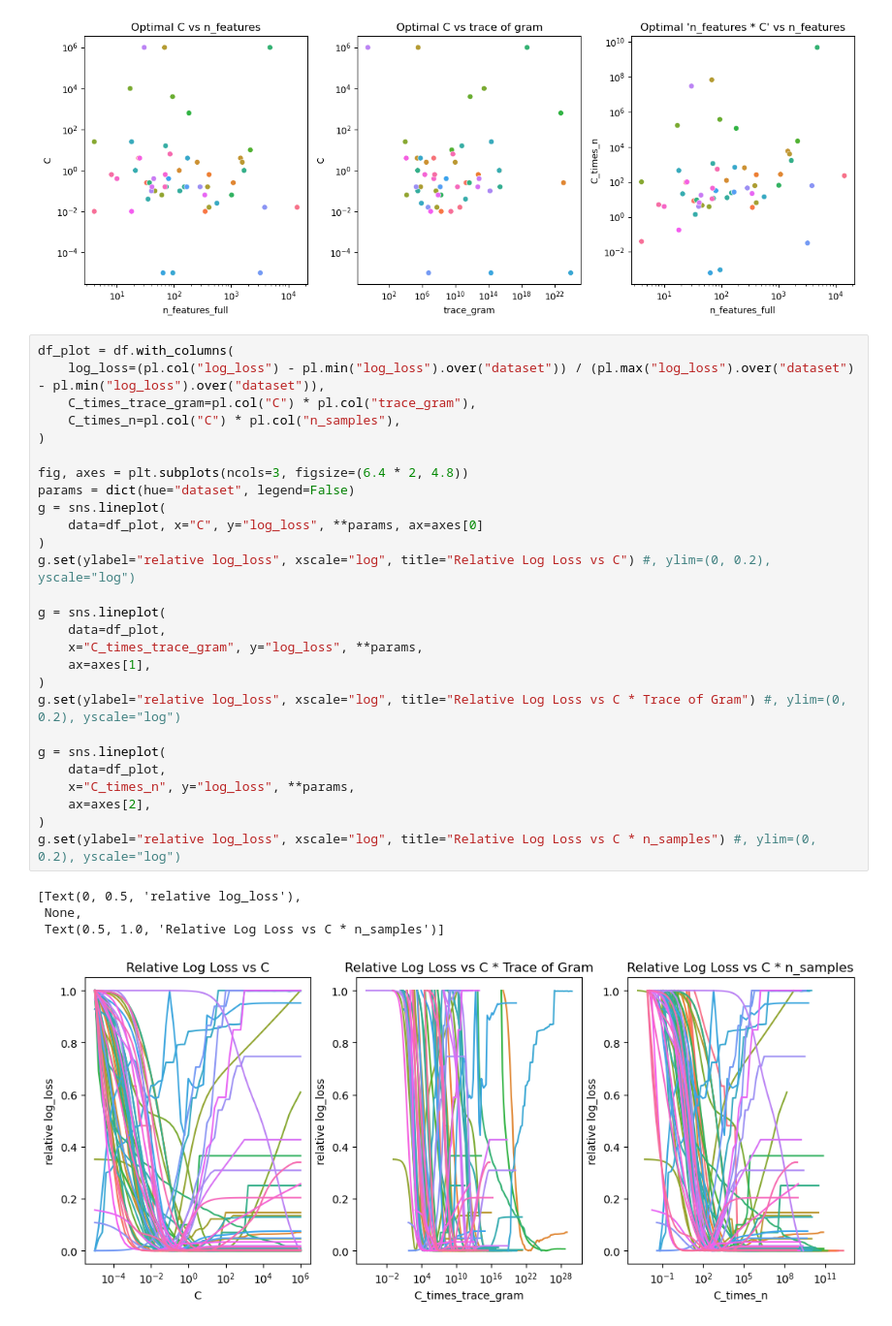
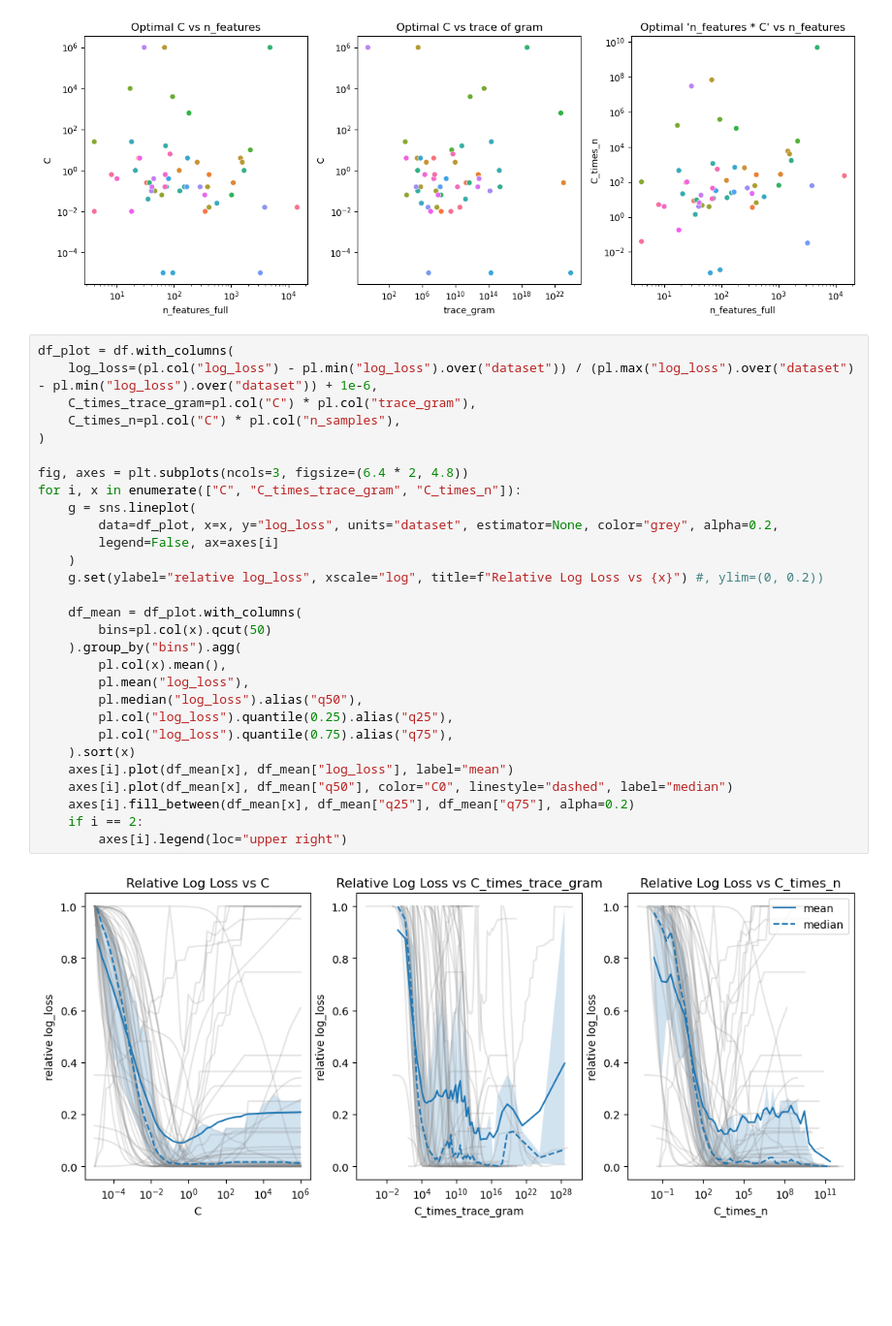
Before and after one commit to lorentzenchr/notebooks, a Jupyter notebook: logistic_regression_optimal_penalty.ipynb, the cells around one changed output. Shown at 97% size. Drawn from its saved outputs; the diff is of its cells as text; blank space fills up the shorter version.

Commit message:
ENH better plots in penalty benchmark of logistic regression

```diff
--- a/logistic_regression_optimal_penalty.ipynb
+++ b/logistic_regression_optimal_penalty.ipynb
@@ -830,33 +834,32 @@ fig.tight_layout()
 [figure]
 # %%
 df_plot = df.with_columns(
-    log_loss=(pl.col("log_loss") - pl.min("log_loss").over("dataset")) / (pl.max("log_loss").over("dataset") - pl.min("log_loss").over("dataset")),
+    log_loss=(pl.col("log_loss") - pl.min("log_loss").over("dataset")) / (pl.max("log_loss").over("dataset") - pl.min("log_loss").over("dataset")) + 1e-6,
     C_times_trace_gram=pl.col("C") * pl.col("trace_gram"),
     C_times_n=pl.col("C") * pl.col("n_samples"),
 )
 
 fig, axes = plt.subplots(ncols=3, figsize=(6.4 * 2, 4.8))
-params = dict(hue="dataset", legend=False)
-g = sns.lineplot(
-    data=df_plot, x="C", y="log_loss", **params, ax=axes[0]
-)
-g.set(ylabel="relative log_loss", xscale="log", title="Relative Log Loss vs C") #, ylim=(0, 0.2), yscale="log")
+for i, x in enumerate(["C", "C_times_trace_gram", "C_times_n"]):
+    g = sns.lineplot(
+        data=df_plot, x=x, y="log_loss", units="dataset", estimator=None, color="grey", alpha=0.2,
+        legend=False, ax=axes[i]
+    )
+    g.set(ylabel="relative log_loss", xscale="log", title=f"Relative Log Loss vs {x}") #, ylim=(0, 0.2))
 
-g = sns.lineplot(
-    data=df_plot,
-    x="C_times_trace_gram", y="log_loss", **params,
-    ax=axes[1],
-)
-g.set(ylabel="relative log_loss", xscale="log", title="Relative Log Loss vs C * Trace of Gram") #, ylim=(0, 0.2), yscale="log")
-
-g = sns.lineplot(
-    data=df_plot,
-    x="C_times_n", y="log_loss", **params,
-    ax=axes[2],
-)
-g.set(ylabel="relative log_loss", xscale="log", title="Relative Log Loss vs C * n_samples") #, ylim=(0, 0.2), yscale="log")
+    df_mean = df_plot.with_columns(
+        bins=pl.col(x).qcut(50)
+    ).group_by("bins").agg(
+        pl.col(x).mean(),
+        pl.mean("log_loss"),
+        pl.median("log_loss").alias("q50"),
+        pl.col("log_loss").quantile(0.25).alias("q25"),
+        pl.col("log_loss").quantile(0.75).alias("q75"),
+    ).sort(x)
+    axes[i].plot(df_mean[x], df_mean["log_loss"], label="mean")
+    axes[i].plot(df_mean[x], df_mean["q50"], color="C0", linestyle="dashed", label="median")
+    axes[i].fill_between(df_mean[x], df_mean["q25"], df_mean["q75"], alpha=0.2)
+    if i == 2:
+        axes[i].legend(loc="upper right")
 # %% [output]
-[Text(0, 0.5, 'relative log_loss'),
- None,
- Text(0.5, 1.0, 'Relative Log Loss vs C * n_samples')]
-[figure, old version]
+[figure, new version]
```
Also changed, not shown: parts of 10 cells of this notebook.
